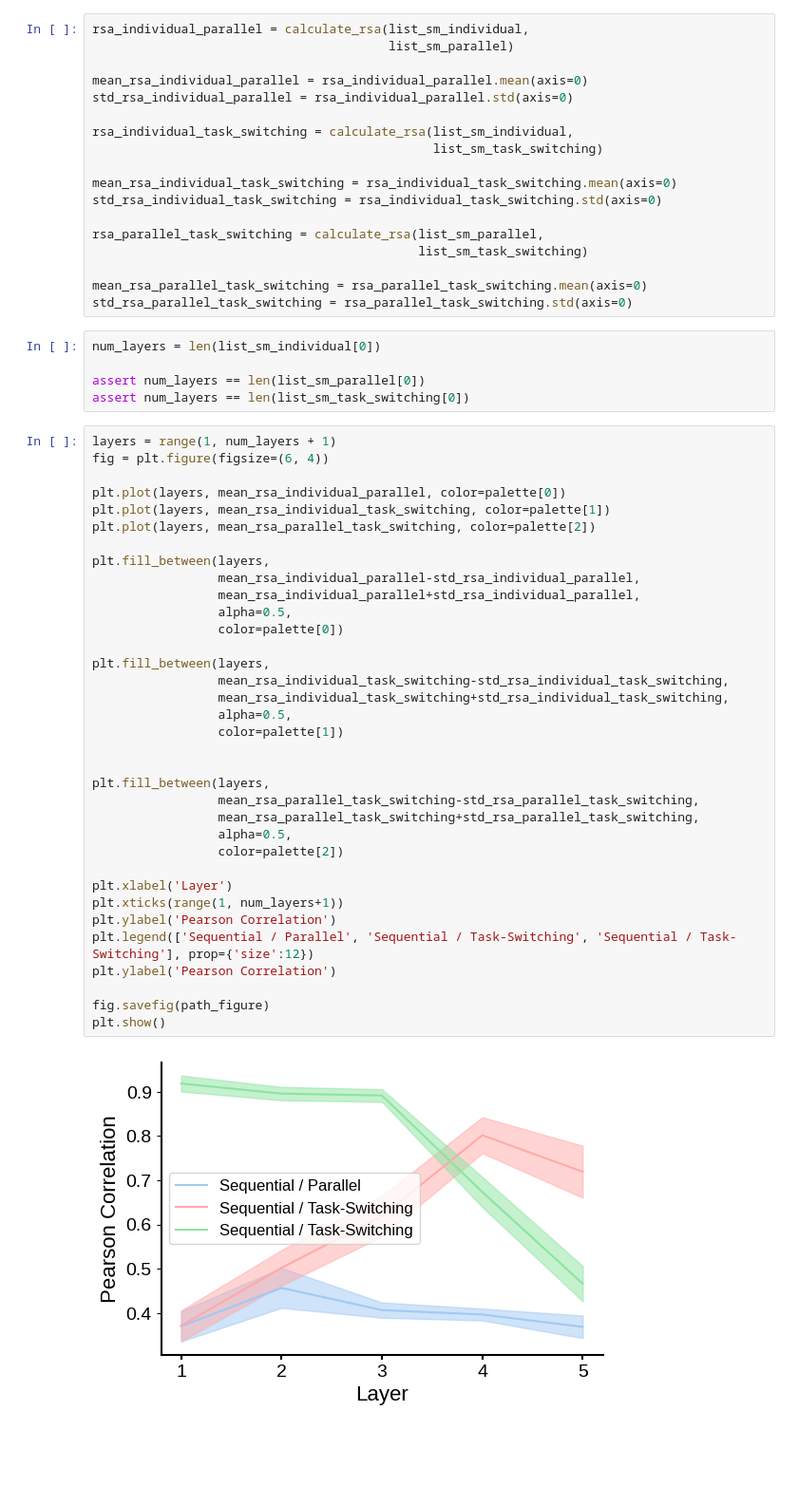
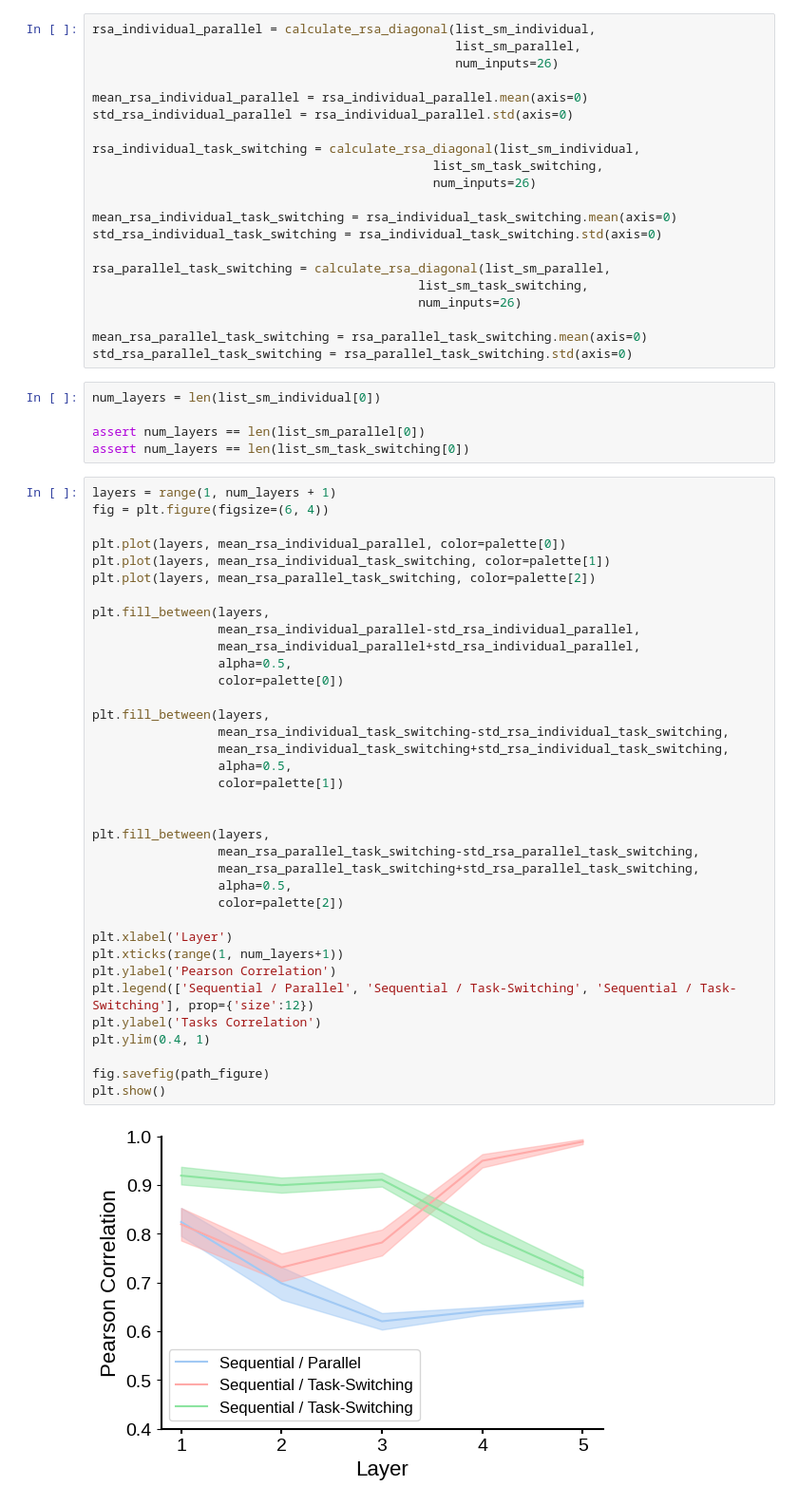
Before and after one commit to LofNaDI/neural-representations-multitasking, a Jupyter notebook: figures/figureS07/figureS07b_rsa_models.ipynb, the cells around one changed output. Shown: that part at 95% size. Cells and saved outputs as stored; diff of their text form; blank space fills up the shorter version.

Commit message:
Update figure S07

```diff
--- a/figures/figureS07/figureS07b_rsa_models.ipynb
+++ b/figures/figureS07/figureS07b_rsa_models.ipynb
@@ -25,20 +25,23 @@ with open(path_sm_parallel, 'rb') as handle:
 with open(path_sm_all, 'rb') as handle:
     list_sm_task_switching = pickle.load(handle)
 # %%
-rsa_individual_parallel = calculate_rsa(list_sm_individual,
-                                        list_sm_parallel)
+rsa_individual_parallel = calculate_rsa_diagonal(list_sm_individual,
+                                                 list_sm_parallel,
+                                                 num_inputs=26)
 
 mean_rsa_individual_parallel = rsa_individual_parallel.mean(axis=0)
 std_rsa_individual_parallel = rsa_individual_parallel.std(axis=0)
 
-rsa_individual_task_switching = calculate_rsa(list_sm_individual,
-                                              list_sm_task_switching)
+rsa_individual_task_switching = calculate_rsa_diagonal(list_sm_individual,
+                                              list_sm_task_switching,
+                                              num_inputs=26)
 
 mean_rsa_individual_task_switching = rsa_individual_task_switching.mean(axis=0)
 std_rsa_individual_task_switching = rsa_individual_task_switching.std(axis=0)
 
-rsa_parallel_task_switching = calculate_rsa(list_sm_parallel,
-                                            list_sm_task_switching)
+rsa_parallel_task_switching = calculate_rsa_diagonal(list_sm_parallel,
+                                            list_sm_task_switching,
+                                            num_inputs=26)
 
 mean_rsa_parallel_task_switching = rsa_parallel_task_switching.mean(axis=0)
 std_rsa_parallel_task_switching = rsa_parallel_task_switching.std(axis=0)
@@ -55,32 +58,33 @@ plt.plot(layers, mean_rsa_individual_parallel, color=palette[0])
 plt.plot(layers, mean_rsa_individual_task_switching, color=palette[1])
 plt.plot(layers, mean_rsa_parallel_task_switching, color=palette[2])
 
 plt.fill_between(layers,
                  mean_rsa_individual_parallel-std_rsa_individual_parallel,
                  mean_rsa_individual_parallel+std_rsa_individual_parallel,
                  alpha=0.5,
                  color=palette[0])
 
 plt.fill_between(layers,
                  mean_rsa_individual_task_switching-std_rsa_individual_task_switching,
                  mean_rsa_individual_task_switching+std_rsa_individual_task_switching,
                  alpha=0.5,
                  color=palette[1])
 
 
 plt.fill_between(layers,
                  mean_rsa_parallel_task_switching-std_rsa_parallel_task_switching,
                  mean_rsa_parallel_task_switching+std_rsa_parallel_task_switching,
                  alpha=0.5,
                  color=palette[2])
 
 plt.xlabel('Layer')
 plt.xticks(range(1, num_layers+1))
 plt.ylabel('Pearson Correlation')
 plt.legend(['Sequential / Parallel', 'Sequential / Task-Switching', 'Sequential / Task-Switching'], prop={'size':12})
-plt.ylabel('Pearson Correlation')
+plt.ylabel('Tasks Correlation')
+plt.ylim(0.4, 1)
 
 fig.savefig(path_figure)
 plt.show()
 # %% [output]
-[figure, old version]
+[figure, new version]
```
Also changed, not shown: parts of 1 cell of this notebook, 13 other files.
